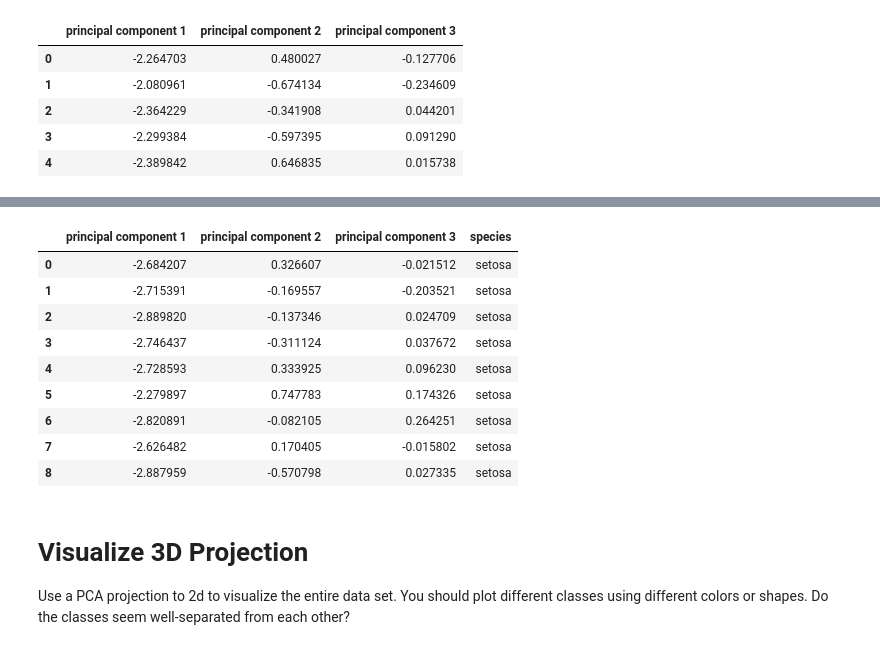
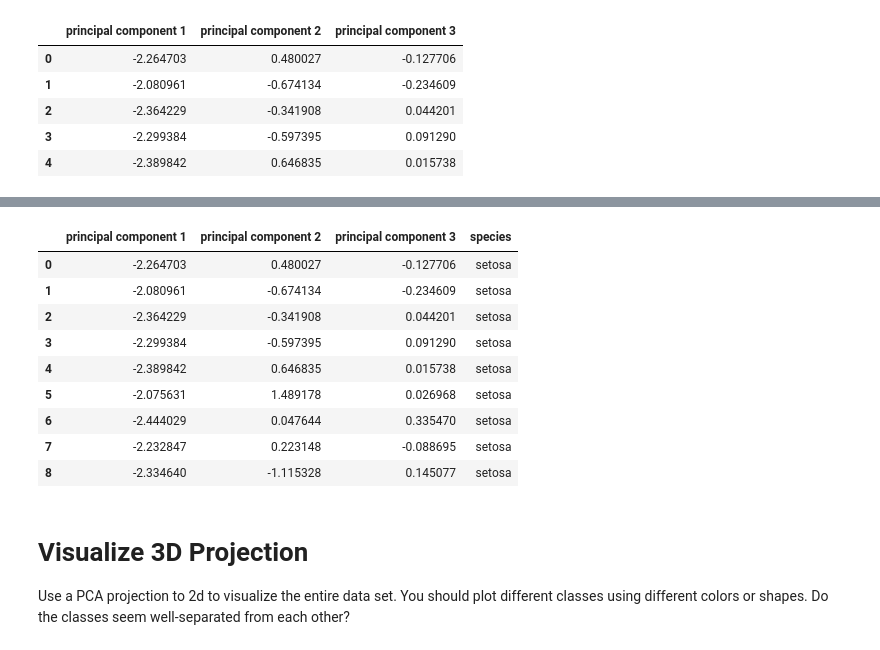
Before and after one commit to ShipraJain13/Data_Visualization_Assignment, a Jupyter notebook: Data_Visualization_Assignment.ipynb, the cells around one changed output, grey strips where cells are left out. Drawn from its saved outputs; the diff is of its cells as text; code cells hidden in the pictures.

```diff
--- a/Data_Visualization_Assignment.ipynb
+++ b/Data_Visualization_Assignment.ipynb
@@ -24,6 +24,6 @@ iris.head()
 | 3 | 4.6 | 3.1 | 1.5 | 0.2 | setosa |
 | 4 | 5.0 | 3.6 | 1.4 | 0.2 | setosa |
 # %%
-X = iris.iloc[:,:-1]
+X = iris.iloc[:,:-1].values
 X
 # %% [output]
@@ -43,4 +47,4 @@ X
 # %%
-Y = iris.iloc[:,-1:]
+Y = iris.iloc[:,-1:].values
 Y
 # %% [output]
@@ -116,6 +124,6 @@ principalDf.head(5)
 | 4 | -2.389842 | 0.646835 | 0.015738 |
 # %%
 column = ['species']
-target = pd.DataFrame(data = Y, columns = column)
-target
+heading = pd.DataFrame(data = Y, columns = column)
+heading
 # %% [output]
@@ -133,6 +142,6 @@ target
 | 149 | virginica |
 150 rows × 1 columns
 # %%
-finalDf = pd.concat([principalDf, target ], axis = 1)
+finalDf = pd.concat([principalDf, heading ], axis = 1)
 finalDf.head(9)
 # %% [output]
@@ -139,10 +149,10 @@ finalDf.head(9)
 |  | principal component 1 | principal component 2 | principal component 3 | species |
-| 0 | -2.684207 | 0.326607 | -0.021512 | setosa |
-| 1 | -2.715391 | -0.169557 | -0.203521 | setosa |
-| 2 | -2.889820 | -0.137346 | 0.024709 | setosa |
-| 3 | -2.746437 | -0.311124 | 0.037672 | setosa |
-| 4 | -2.728593 | 0.333925 | 0.096230 | setosa |
-| 5 | -2.279897 | 0.747783 | 0.174326 | setosa |
-| 6 | -2.820891 | -0.082105 | 0.264251 | setosa |
-| 7 | -2.626482 | 0.170405 | -0.015802 | setosa |
-| 8 | -2.887959 | -0.570798 | 0.027335 | setosa |
+| 0 | -2.264703 | 0.480027 | -0.127706 | setosa |
+| 1 | -2.080961 | -0.674134 | -0.234609 | setosa |
+| 2 | -2.364229 | -0.341908 | 0.044201 | setosa |
+| 3 | -2.299384 | -0.597395 | 0.091290 | setosa |
+| 4 | -2.389842 | 0.646835 | 0.015738 | setosa |
+| 5 | -2.075631 | 1.489178 | 0.026968 | setosa |
+| 6 | -2.444029 | 0.047644 | 0.335470 | setosa |
+| 7 | -2.232847 | 0.223148 | -0.088695 | setosa |
+| 8 | -2.334640 | -1.115328 | 0.145077 | setosa |
```
Also changed, not shown: parts of 6 cells of this notebook.
